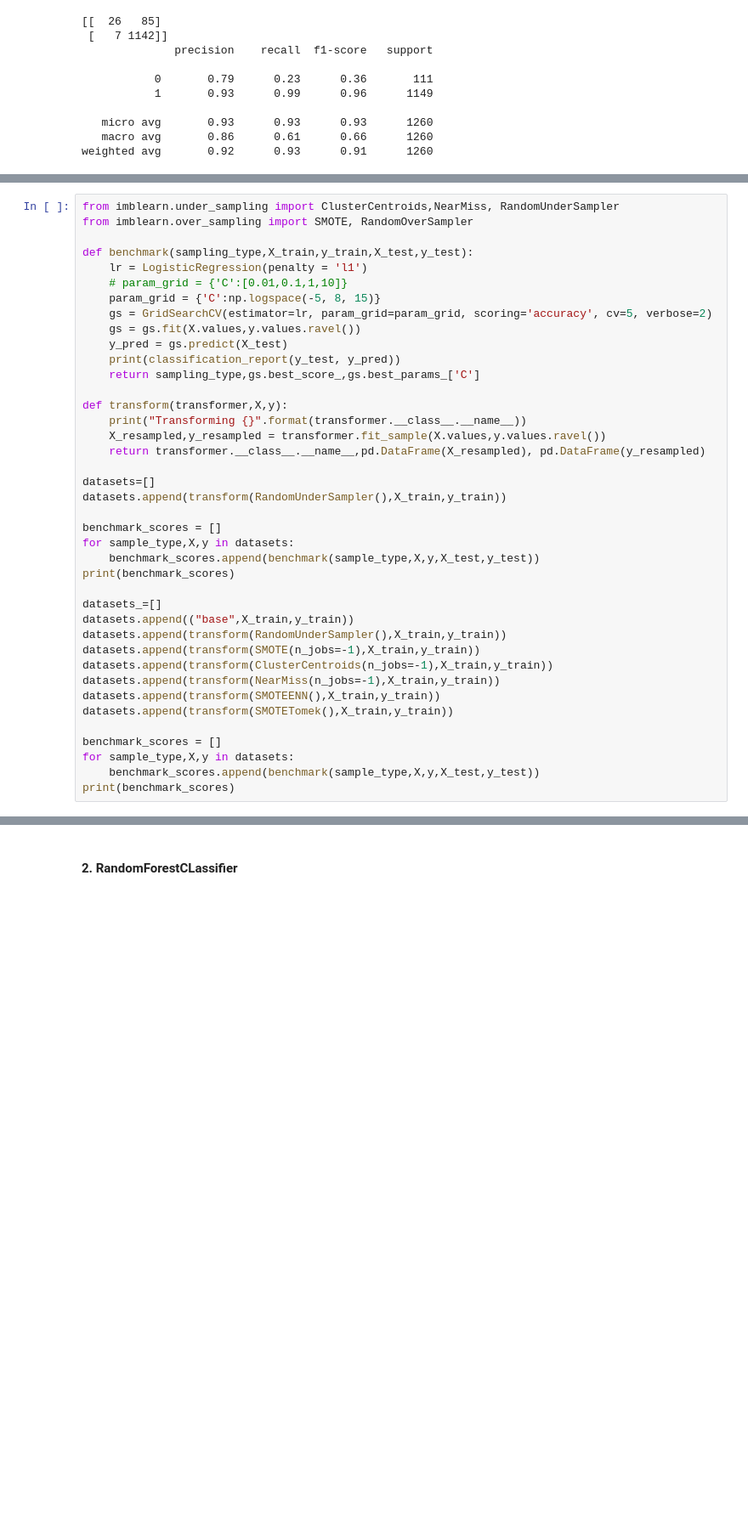
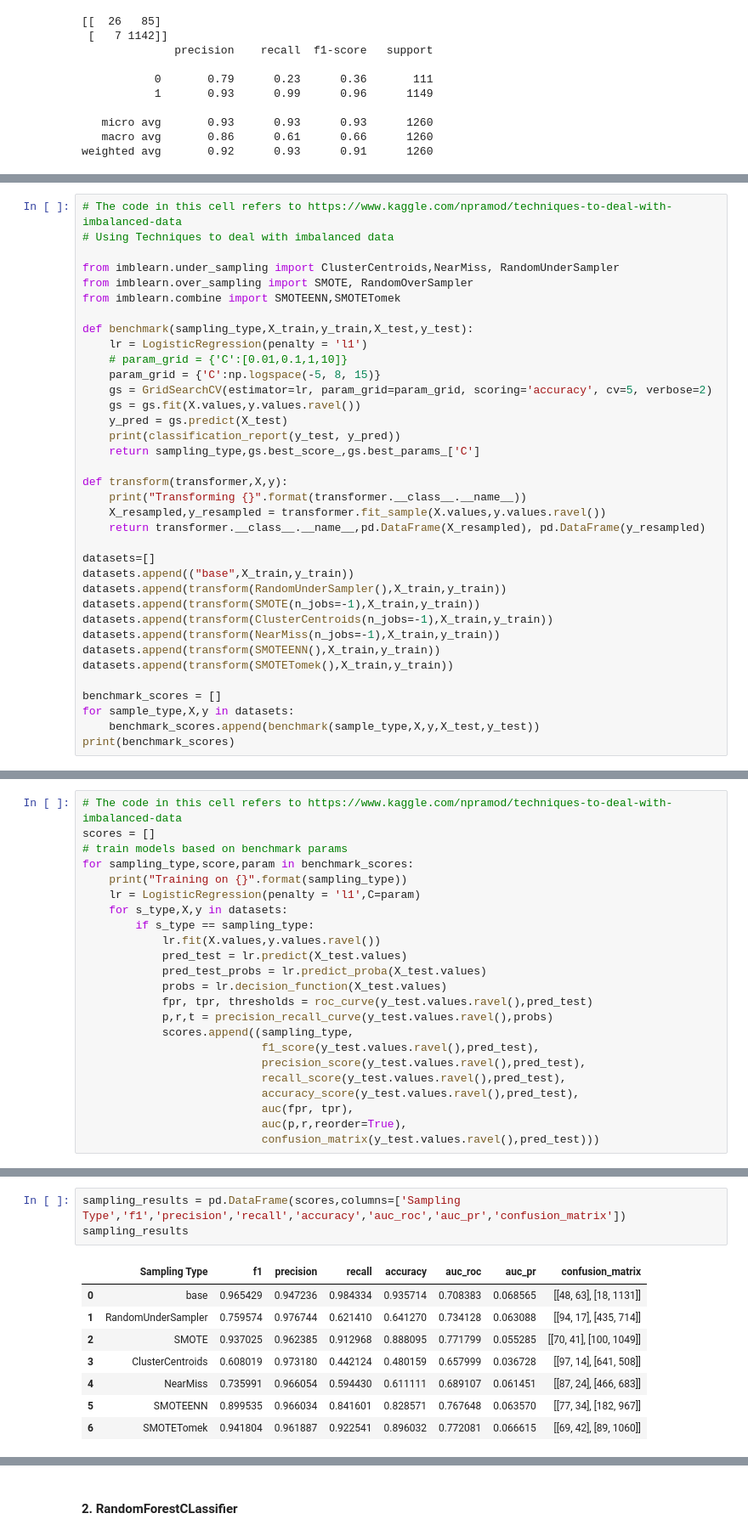
Before and after one commit to tinawangnew/capstone-project, a Jupyter notebook: amazon-alexa-review (1).ipynb, the cells around one changed output, grey strips where cells are left out. Shown: that part at 85% size. Saved outputs shown, nothing was run; the diff lists cells and outputs as text; blank space fills up the shorter version.

```diff
--- a/amazon-alexa-review (1).ipynb
+++ b/amazon-alexa-review (1).ipynb
@@ -495,6 +511,10 @@ weighted avg       0.92      0.93      0.91      1260
 # %%
+# The code in this cell refers to https://www.kaggle.com/npramod/techniques-to-deal-with-imbalanced-data
+# Using Techniques to deal with imbalanced data
+
 from imblearn.under_sampling import ClusterCentroids,NearMiss, RandomUnderSampler
 from imblearn.over_sampling import SMOTE, RandomOverSampler
+from imblearn.combine import SMOTEENN,SMOTETomek
 
 def benchmark(sampling_type,X_train,y_train,X_test,y_test):
     lr = LogisticRegression(penalty = 'l1')
@@ -512,14 +532,6 @@ def transform(transformer,X,y):
     return transformer.__class__.__name__,pd.DataFrame(X_resampled), pd.DataFrame(y_resampled)
 
 datasets=[]
-datasets.append(transform(RandomUnderSampler(),X_train,y_train))
-
-benchmark_scores = []
-for sample_type,X,y in datasets:
-    benchmark_scores.append(benchmark(sample_type,X,y,X_test,y_test))
-print(benchmark_scores)
-
-datasets_=[]
 datasets.append(("base",X_train,y_train))
 datasets.append(transform(RandomUnderSampler(),X_train,y_train))
 datasets.append(transform(SMOTE(n_jobs=-1),X_train,y_train))
@@ -612,0 +631,23 @@ print("Best score is {}".format(logreg_cv.best_score_))
+# %%
+# The code in this cell refers to https://www.kaggle.com/npramod/techniques-to-deal-with-imbalanced-data
+scores = []
+# train models based on benchmark params
+for sampling_type,score,param in benchmark_scores:
+    print("Training on {}".format(sampling_type))
+    lr = LogisticRegression(penalty = 'l1',C=param)
+    for s_type,X,y in datasets:
+        if s_type == sampling_type:
+            lr.fit(X.values,y.values.ravel())
+            pred_test = lr.predict(X_test.values)
+            pred_test_probs = lr.predict_proba(X_test.values)
+            probs = lr.decision_function(X_test.values)
+            fpr, tpr, thresholds = roc_curve(y_test.values.ravel(),pred_test)
+            p,r,t = precision_recall_curve(y_test.values.ravel(),probs)
+            scores.append((sampling_type,
+                           f1_score(y_test.values.ravel(),pred_test),
+                           precision_score(y_test.values.ravel(),pred_test),
+                           recall_score(y_test.values.ravel(),pred_test),
+                           accuracy_score(y_test.values.ravel(),pred_test),
+                           auc(fpr, tpr),
+                           auc(p,r,reorder=True),
+                           confusion_matrix(y_test.values.ravel(),pred_test)))
@@ -612,0 +662,12 @@ print("Best score is {}".format(logreg_cv.best_score_))
+# %%
+sampling_results = pd.DataFrame(scores,columns=['Sampling Type','f1','precision','recall','accuracy','auc_roc','auc_pr','confusion_matrix'])
+sampling_results
+# %% [output]
+|  | Sampling Type | f1 | precision | recall | accuracy | auc_roc | auc_pr | confusion_matrix |
+| 0 | base | 0.965429 | 0.947236 | 0.984334 | 0.935714 | 0.708383 | 0.068565 | [[48, 63], [18, 1131]] |
+| 1 | RandomUnderSampler | 0.759574 | 0.976744 | 0.621410 | 0.641270 | 0.734128 | 0.063088 | [[94, 17], [435, 714]] |
+| 2 | SMOTE | 0.937025 | 0.962385 | 0.912968 | 0.888095 | 0.771799 | 0.055285 | [[70, 41], [100, 1049]] |
+| 3 | ClusterCentroids | 0.608019 | 0.973180 | 0.442124 | 0.480159 | 0.657999 | 0.036728 | [[97, 14], [641, 508]] |
+| 4 | NearMiss | 0.735991 | 0.966054 | 0.594430 | 0.611111 | 0.689107 | 0.061451 | [[87, 24], [466, 683]] |
+| 5 | SMOTEENN | 0.899535 | 0.966034 | 0.841601 | 0.828571 | 0.767648 | 0.063570 | [[77, 34], [182, 967]] |
+| 6 | SMOTETomek | 0.941804 | 0.961887 | 0.922541 | 0.896032 | 0.772081 | 0.066615 | [[69, 42], [89, 1060]] |
```
Also changed, not shown: parts of 26 cells of this notebook.
